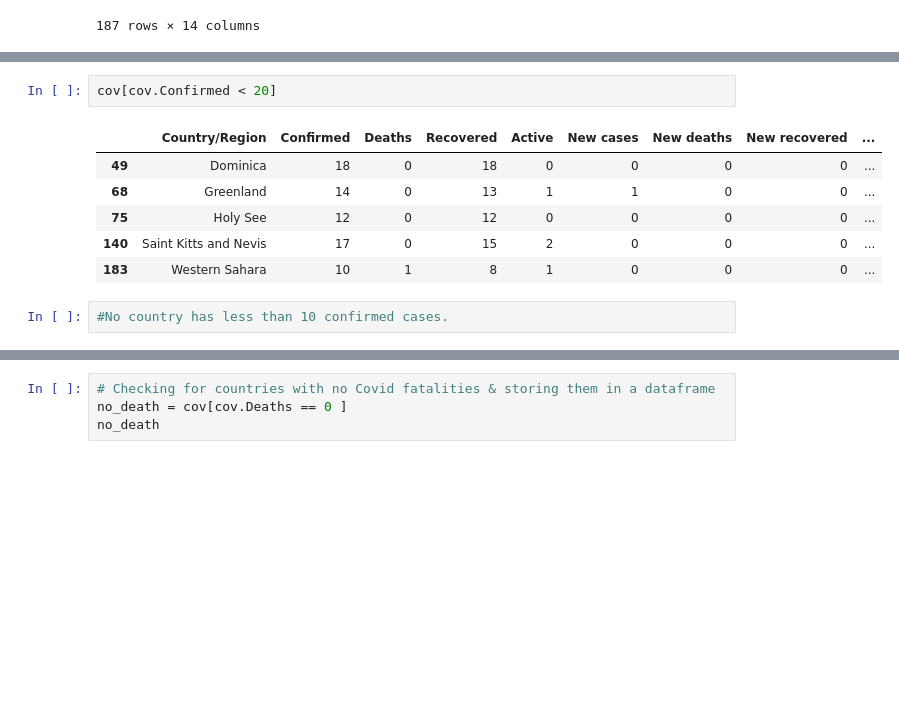
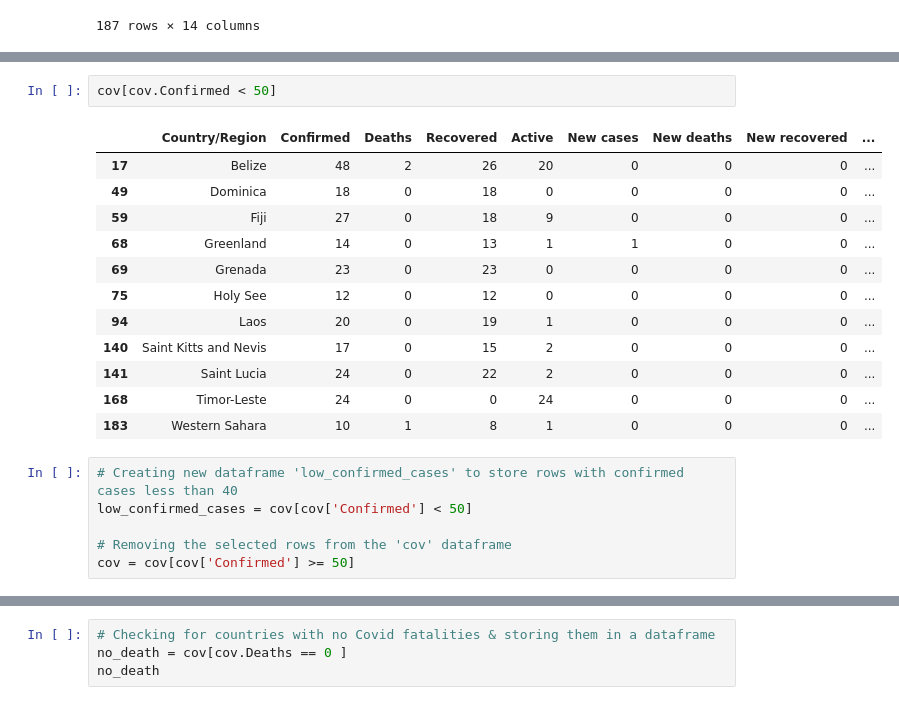
Before and after one commit to xyferr/BD-ML, a Jupyter notebook: covid - assesment/Covid data analysis.ipynb, the cells around one changed output, grey strips where cells are left out. Saved outputs shown, nothing was run; the diff lists cells and outputs as text; blank space fills up the shorter version.

```diff
--- a/covid - assesment/Covid data analysis.ipynb
+++ b/covid - assesment/Covid data analysis.ipynb
@@ -146,13 +165,23 @@ cov.Confirmed < 20
 186    False
 Name: Confirmed, Length: 187, dtype: bool
 # %%
-cov[cov.Confirmed < 20]
+cov[cov.Confirmed < 50]
 # %% [output]
 |  | Country/Region | Confirmed | Deaths | Recovered | Active | New cases | New deaths | New recovered | ... |
+| 17 | Belize | 48 | 2 | 26 | 20 | 0 | 0 | 0 | ... |
 | 49 | Dominica | 18 | 0 | 18 | 0 | 0 | 0 | 0 | ... |
+| 59 | Fiji | 27 | 0 | 18 | 9 | 0 | 0 | 0 | ... |
 | 68 | Greenland | 14 | 0 | 13 | 1 | 1 | 0 | 0 | ... |
+| 69 | Grenada | 23 | 0 | 23 | 0 | 0 | 0 | 0 | ... |
 | 75 | Holy See | 12 | 0 | 12 | 0 | 0 | 0 | 0 | ... |
+| 94 | Laos | 20 | 0 | 19 | 1 | 0 | 0 | 0 | ... |
 | 140 | Saint Kitts and Nevis | 17 | 0 | 15 | 2 | 0 | 0 | 0 | ... |
+| 141 | Saint Lucia | 24 | 0 | 22 | 2 | 0 | 0 | 0 | ... |
+| 168 | Timor-Leste | 24 | 0 | 0 | 24 | 0 | 0 | 0 | ... |
 | 183 | Western Sahara | 10 | 1 | 8 | 1 | 0 | 0 | 0 | ... |
 # %%
-#No country has less than 10 confirmed cases.
+# Creating new dataframe 'low_confirmed_cases' to store rows with confirmed cases less than 40
+low_confirmed_cases = cov[cov['Confirmed'] < 50]
+
+# Removing the selected rows from the 'cov' dataframe
+cov = cov[cov['Confirmed'] >= 50]
```
Also changed, not shown: parts of 9 cells of this notebook, 1 other file.
